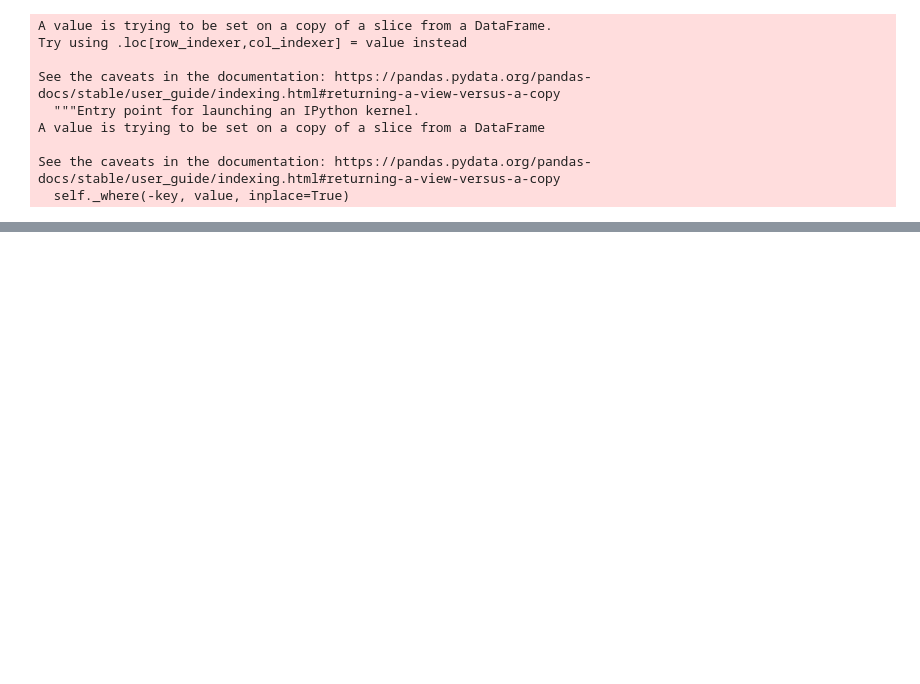
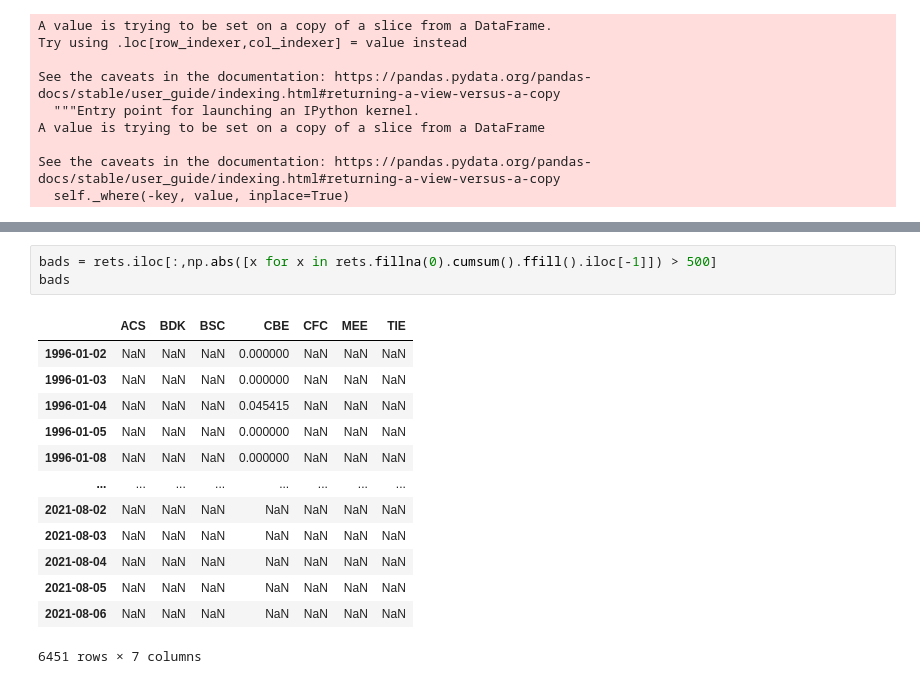
Before and after one commit to lkrenn/SP500_NLP_Project, a Jupyter notebook: Step3-Portfolio_Construction/1-Cosine_Similarity_1a.ipynb, the cells around one changed output, grey strips where cells are left out. Cells and saved outputs as stored; diff of their text form; blank space fills up the shorter version.

```diff
--- a/Step3-Portfolio_Construction/1-Cosine_Similarity_1a.ipynb
+++ b/Step3-Portfolio_Construction/1-Cosine_Similarity_1a.ipynb
@@ -322,0 +335,17 @@ See the caveats in the documentation: https://pandas.pydata.org/pandas-docs/stab
+# %%
+bads = rets.iloc[:,np.abs([x for x in rets.fillna(0).cumsum().ffill().iloc[-1]]) > 500]
+bads
+# %% [output]
+|  | ACS | BDK | BSC | CBE | CFC | MEE | TIE |
+| 1996-01-02 | NaN | NaN | NaN | 0.000000 | NaN | NaN | NaN |
+| 1996-01-03 | NaN | NaN | NaN | 0.000000 | NaN | NaN | NaN |
+| 1996-01-04 | NaN | NaN | NaN | 0.045415 | NaN | NaN | NaN |
+| 1996-01-05 | NaN | NaN | NaN | 0.000000 | NaN | NaN | NaN |
+| 1996-01-08 | NaN | NaN | NaN | 0.000000 | NaN | NaN | NaN |
+| ... | ... | ... | ... | ... | ... | ... | ... |
+| 2021-08-02 | NaN | NaN | NaN | NaN | NaN | NaN | NaN |
+| 2021-08-03 | NaN | NaN | NaN | NaN | NaN | NaN | NaN |
+| 2021-08-04 | NaN | NaN | NaN | NaN | NaN | NaN | NaN |
+| 2021-08-05 | NaN | NaN | NaN | NaN | NaN | NaN | NaN |
+| 2021-08-06 | NaN | NaN | NaN | NaN | NaN | NaN | NaN |
+6451 rows × 7 columns
```
Also changed, not shown: parts of 16 cells of this notebook.
